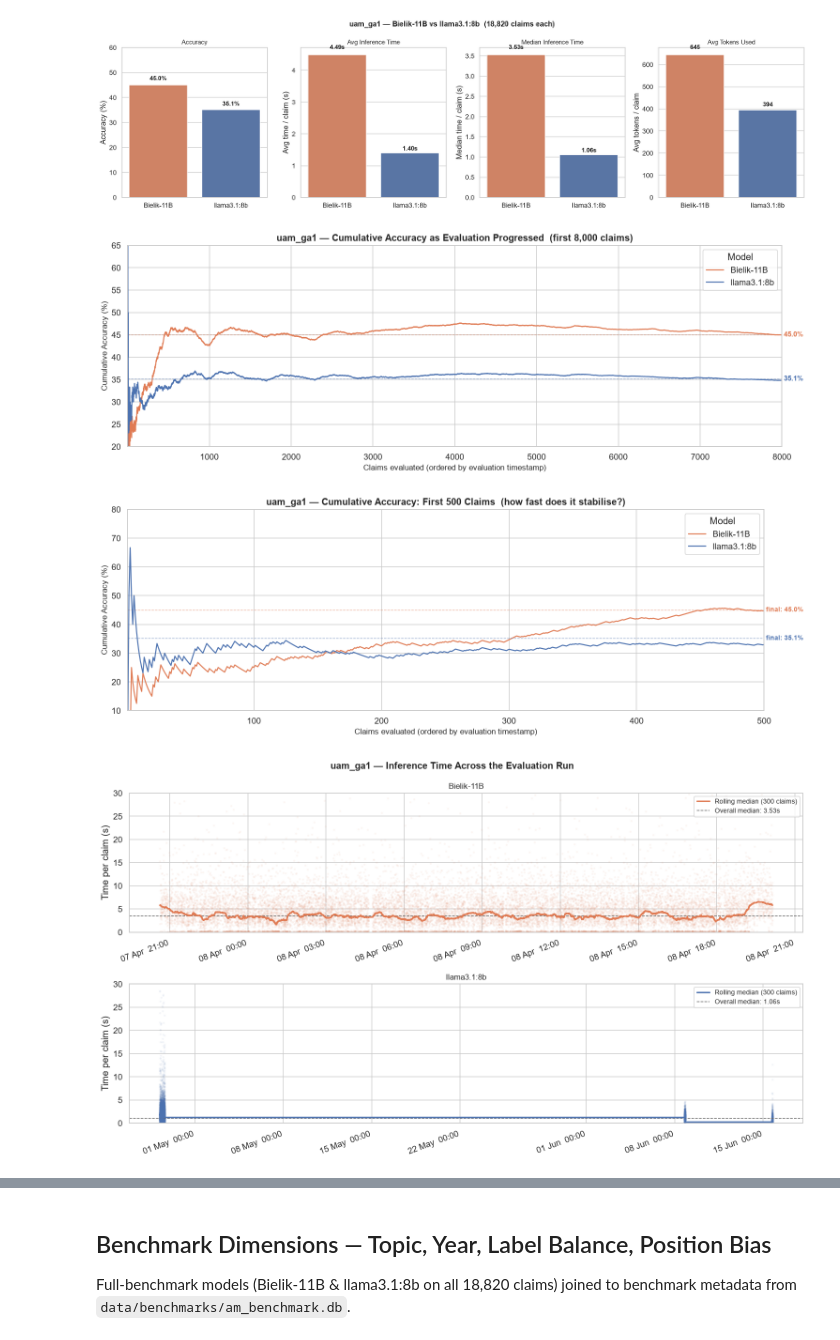
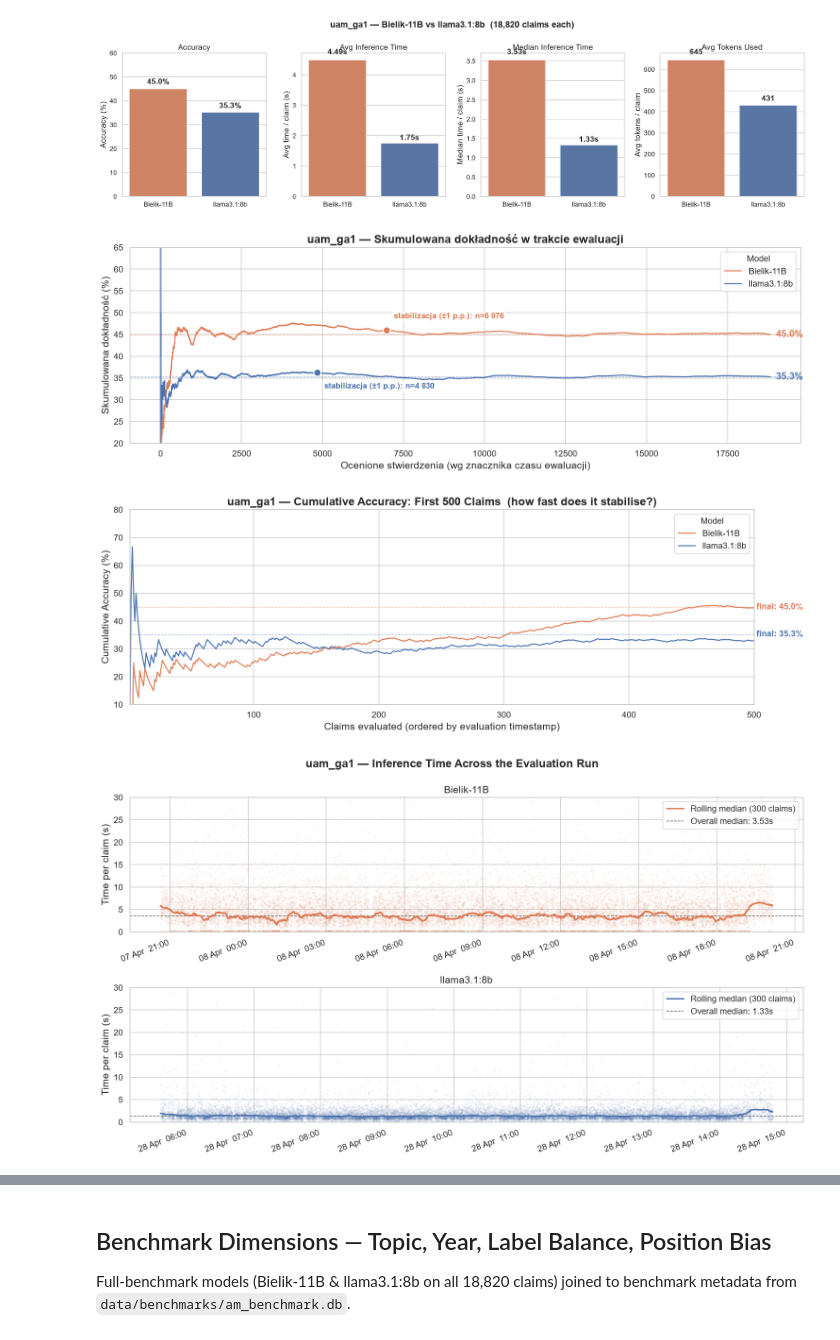
Before and after one commit to Wilsonuep/claims_processing, a Jupyter notebook: notebooks/data_discovery.ipynb, the cells around one changed output, grey strips where cells are left out. Saved outputs shown, nothing was run; the diff lists cells and outputs as text; code cells hidden in the pictures.

Commit message:
final round of graphs for today

```diff
--- a/notebooks/data_discovery.ipynb
+++ b/notebooks/data_discovery.ipynb
@@ -44,6 +44,7 @@ ga1 = pd.read_sql_query("""
            model_label, original_label, created_at, model_name
     FROM agent_results
     WHERE agent_name LIKE 'uam_ga1__%'
+      AND model_name IN ('hf.co/speakleash/Bielik-11B-v2.3-Instruct-GGUF:Q4_K_M', 'llama3.1:8b')
 """, conn)
 ga1['model']      = ga1['model_name'].apply(_short_model)
 ga1['created_at'] = pd.to_datetime(ga1['created_at'], utc=True)
@@ -54,6 +55,7 @@ all_agents = pd.read_sql_query("""
            time_thought, total_tokens, created_at
     FROM agent_results
     WHERE agent_name NOT LIKE 'uam_ga_web_tool_arch%'
+      AND model_name IN ('hf.co/speakleash/Bielik-11B-v2.3-Instruct-GGUF:Q4_K_M', 'llama3.1:8b')
 """, conn)
 all_agents['model']      = all_agents['model_name'].apply(_short_model)
 all_agents['created_at'] = pd.to_datetime(all_agents['created_at'], utc=True)
@@ -122,39 +130,56 @@ for ax, (col, ylabel, title, fmt, ylim) in zip(axes, specs):
 plt.tight_layout()
 plt.show()
 # %% [output]
-[figure, old version]
+[figure, new version]
 # %%
-# ── Graph 2 ── Cumulative accuracy over processed claims (first 8,000 — steady-state after that)
-CUTOFF = 8000
+# == Wykres 2 == Skumulowana dokładność w trakcie ewaluacji (punkt stabilizacji ±1 p.p.)
+THRESH = 1.0   # p.p. — próg stabilizacji względem wartości końcowej
+PT_OFFS = {'Bielik-11B': (10, 16), 'llama3.1:8b': (10, -22)}
 
 fig, ax = plt.subplots(figsize=(14, 5))
 
 for model in ['Bielik-11B', 'llama3.1:8b']:
     grp = (ga1[ga1.model == model]
            .sort_values('created_at')
            .reset_index(drop=True))
     grp['cum_acc'] = grp['is_correct'].expanding().mean() * 100
     final          = grp['is_correct'].mean() * 100
+    n              = len(grp)
 
-    ax.plot(range(1, len(grp) + 1), grp['cum_acc'],
+    ax.plot(range(1, n + 1), grp['cum_acc'],
             color=PALETTE[model], linewidth=1.5, label=model)
-    ax.axhline(final, color=PALETTE[model], linestyle='--',
-               linewidth=0.9, alpha=0.55)
-    ax.annotate(f' {final:.1f}%',
-                xy=(CUTOFF, final), va='center',
-                color=PALETTE[model], fontsize=13, fontweight='bold')
+    ax.axhline(final, color=PALETTE[model], linestyle='--', linewidth=0.9, alpha=0.55)
 
-ax.set_xlim(1, CUTOFF)
+    # wartość końcowa — na KOŃCU krzywej (po prawej), nie w środku
+    ax.annotate(f'{final:.1f}%', xy=(n, final),
+                xytext=(8, 0), textcoords='offset points', va='center',
+                color=PALETTE[model], fontsize=13, fontweight='bold',
+                annotation_clip=False)
+
+    # punkt, od którego |skumulowana - końcowa| pozostaje < 1 p.p.
+    dev  = (grp['cum_acc'] - final).abs().to_numpy()
+    over = np.flatnonzero(dev > THRESH)
+    conv = int(over[-1] + 1) if over.size else 0
+    if conv < n:
+        cx, cy = conv + 1, grp['cum_acc'].iloc[conv]
+        ax.scatter([cx], [cy], color=PALETTE[model], s=95, zorder=6,
+                   edgecolors='white', linewidths=1.3)
+        ax.annotate(f'stabilizacja (±1 p.p.): n={cx:,}'.replace(',', ' '),
+                    xy=(cx, cy), xytext=PT_OFFS[model], textcoords='offset points',
+                    color=PALETTE[model], fontsize=11, fontweight='bold',
+                    bbox=dict(boxstyle='round,pad=0.2', fc='white', ec='none', alpha=0.75))
+
 ax.set_ylim(20, 65)
-ax.set_xlabel('Claims evaluated (ordered by evaluation timestamp)', fontsize=14)
-ax.set_ylabel('Cumulative Accuracy (%)', fontsize=14)
-ax.set_title('uam_ga1 — Cumulative Accuracy as Evaluation Progressed  (first 8,000 claims)',
+ax.margins(x=0.05)   # miejsce po prawej na etykiety wartości końcowej
+ax.set_xlabel('Ocenione stwierdzenia (wg znacznika czasu ewaluacji)', fontsize=14)
+ax.set_ylabel('Skumulowana dokładność (%)', fontsize=14)
+ax.set_title('uam_ga1 — Skumulowana dokładność w trakcie ewaluacji',
              fontsize=16, fontweight='bold')
-ax.legend(title='Model')
+ax.legend(title='Model', loc='upper right')
 plt.tight_layout()
 plt.show()
 # %% [output]
-[figure, old version]
+[figure, new version]
 # %%
 # ── Graph 2a ── Cumulative accuracy — first 500 claims (early stabilization)
 EARLY_CUTOFF = 500
@@ -186,7 +211,7 @@ ax.legend(title='Model')
 plt.tight_layout()
 plt.show()
 # %% [output]
-[figure, old version]
+[figure, new version]
 # %%
 # ── Graph 3 ── Temporal inference time across the evaluation run
 # sharey=True enforces the same y-scale on both subplots; ylim clips outliers
@@ -220,7 +245,7 @@ axes[0].set_ylim(0, Y_CAP)  # applies to both via sharey
 plt.tight_layout()
 plt.show()
 # %% [output]
-[figure, old version]
+[figure, new version]
 # %%
 # ── Graph 4 ── Rolling accuracy vs claim ID
 WINDOW = 300
```
Also changed, not shown: parts of 11 cells of this notebook, 4 other files.
